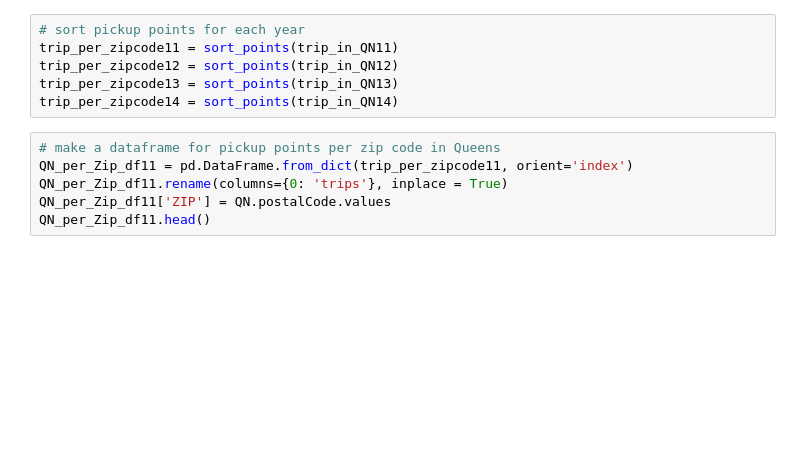
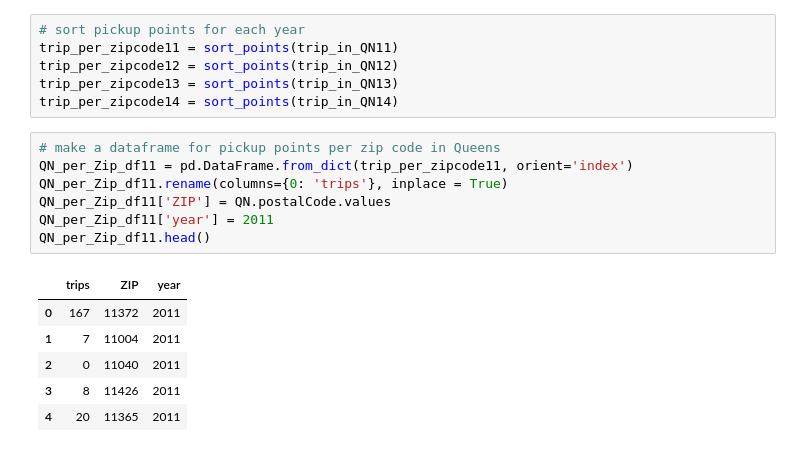
Before and after one commit to cjallow/DataScience-Project, a Jupyter notebook: EP_taxi_dataset_explore_queens-ver2_total_trip.ipynb, the cells around one changed output. Cells and saved outputs as stored; diff of their text form; blank space fills up the shorter version.

Commit message:
add year to trips

```diff
--- a/EP_taxi_dataset_explore_queens-ver2_total_trip.ipynb
+++ b/EP_taxi_dataset_explore_queens-ver2_total_trip.ipynb
@@ -441,9 +452,17 @@ trip_per_zipcode14 = sort_points(trip_in_QN14)
 # %%
 # make a dataframe for pickup points per zip code in Queens
 QN_per_Zip_df11 = pd.DataFrame.from_dict(trip_per_zipcode11, orient='index')
 QN_per_Zip_df11.rename(columns={0: 'trips'}, inplace = True)
 QN_per_Zip_df11['ZIP'] = QN.postalCode.values
+QN_per_Zip_df11['year'] = 2011
 QN_per_Zip_df11.head()
+# %% [output]
+|  | trips | ZIP | year |
+| 0 | 167 | 11372 | 2011 |
+| 1 | 7 | 11004 | 2011 |
+| 2 | 0 | 11040 | 2011 |
+| 3 | 8 | 11426 | 2011 |
+| 4 | 20 | 11365 | 2011 |
 # %%
 # sort the pickup data in decending order based on number of pickups
 max_trip = QN_per_Zip_df11.sort_values('trips', ascending = False)
```
Also changed, not shown: parts of 15 cells of this notebook.
